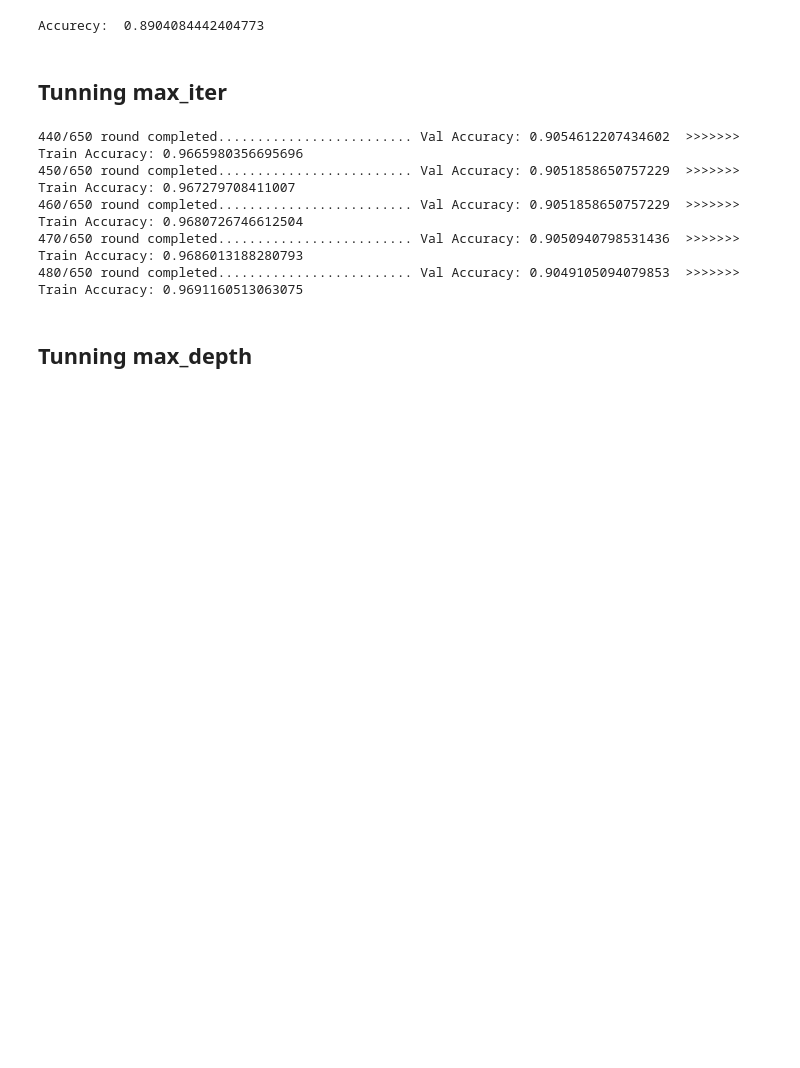
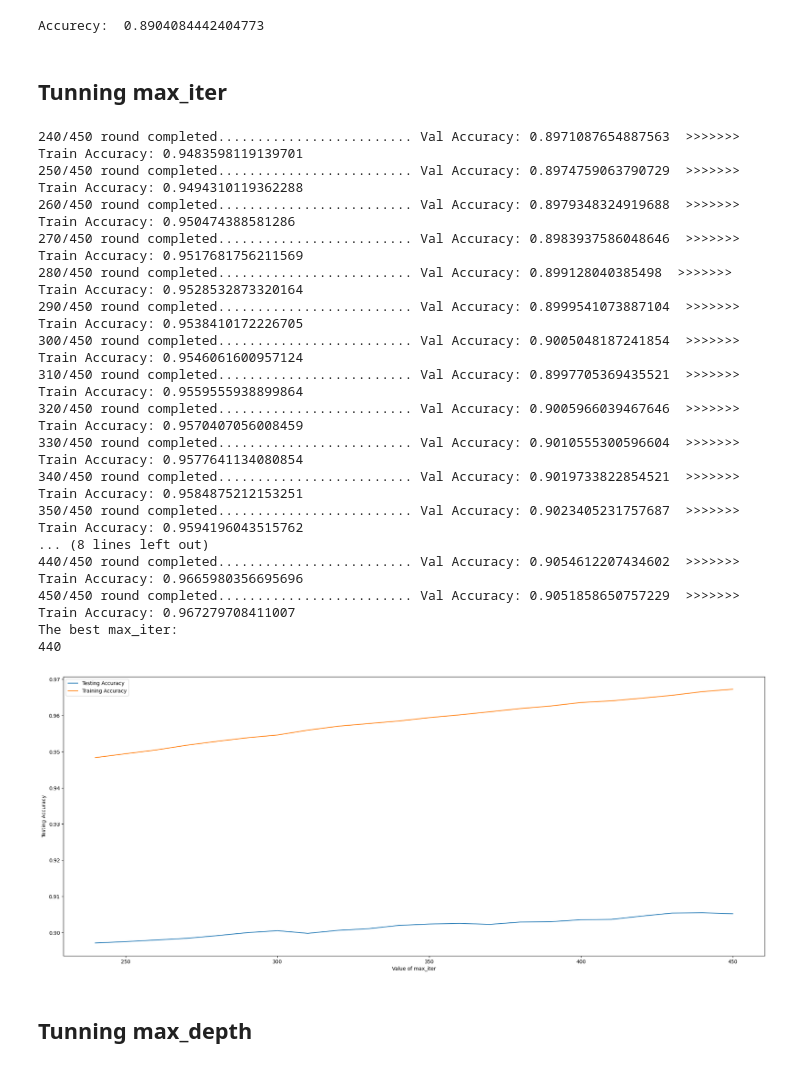
Before and after one commit to RafsanJany-44/Snake_ARC, a Jupyter notebook: Final_Assignment.ipynb, the cells around one changed output. Drawn from its saved outputs; the diff is of its cells as text; code cells hidden in the pictures; blank space fills up the shorter version.

```diff
--- a/Final_Assignment.ipynb
+++ b/Final_Assignment.ipynb
@@ -1285,8 +1289,8 @@ Accurecy:  0.8904084442404773
 # %%
 from sklearn.ensemble import HistGradientBoostingClassifier
 from sklearn.metrics import accuracy_score
-N=650
-k_range = range (440,N+1,10)
+N=450
+k_range = range (240,N+1,10)
 scores={}
 scores_list = []
 scores_list_train = []
@@ -1296,38 +1300,51 @@ for k in k_range:
 
 
   y_pred=classifier.predict(X_val)
   val_accu = accuracy_score(y_val,y_pred)
   scores[k] = val_accu
   scores_list.append(val_accu)
 
   y_pred=classifier.predict(X_train)
   train_accu = accuracy_score(y_train,y_pred)
   scores_list_train.append(train_accu)
 
   print(str(k)+"/"+str(N)+" round completed......................... Val Accuracy: "+str(val_accu)," >>>>>>> Train Accuracy: "+str(train_accu))
 
 
 
 %matplotlib inline
 import matplotlib.pyplot as plt
 
 plt.figure(figsize = (25,10))
 plt.plot(k_range,scores_list)
 plt.plot(k_range,scores_list_train)
 plt.xlabel('Value of max_iter')
 plt.ylabel ('Testing Accuracy')
 plt.legend(["Testing Accuracy", "Training Accuracy"], loc=0, frameon=True)
 
 
 print("The best max_iter:")
 best_estimator=list(scores.keys())[scores_list.index(max(scores_list))]
 print(best_estimator)
 # %% [output]
-440/650 round completed......................... Val Accuracy: 0.9054612207434602  >>>>>>> Train Accuracy: 0.9665980356695696
-450/650 round completed......................... Val Accuracy: 0.9051858650757229  >>>>>>> Train Accuracy: 0.967279708411007
-460/650 round completed......................... Val Accuracy: 0.9051858650757229  >>>>>>> Train Accuracy: 0.9680726746612504
-470/650 round completed......................... Val Accuracy: 0.9050940798531436  >>>>>>> Train Accuracy: 0.9686013188280793
-480/650 round completed......................... Val Accuracy: 0.9049105094079853  >>>>>>> Train Accuracy: 0.9691160513063075
+240/450 round completed......................... Val Accuracy: 0.8971087654887563  >>>>>>> Train Accuracy: 0.9483598119139701
+250/450 round completed......................... Val Accuracy: 0.8974759063790729  >>>>>>> Train Accuracy: 0.9494310119362288
+260/450 round completed......................... Val Accuracy: 0.8979348324919688  >>>>>>> Train Accuracy: 0.950474388581286
+270/450 round completed......................... Val Accuracy: 0.8983937586048646  >>>>>>> Train Accuracy: 0.9517681756211569
+280/450 round completed......................... Val Accuracy: 0.899128040385498  >>>>>>> Train Accuracy: 0.9528532873320164
+290/450 round completed......................... Val Accuracy: 0.8999541073887104  >>>>>>> Train Accuracy: 0.9538410172226705
+300/450 round completed......................... Val Accuracy: 0.9005048187241854  >>>>>>> Train Accuracy: 0.9546061600957124
+310/450 round completed......................... Val Accuracy: 0.8997705369435521  >>>>>>> Train Accuracy: 0.9559555938899864
+320/450 round completed......................... Val Accuracy: 0.9005966039467646  >>>>>>> Train Accuracy: 0.9570407056008459
+330/450 round completed......................... Val Accuracy: 0.9010555300596604  >>>>>>> Train Accuracy: 0.9577641134080854
+340/450 round completed......................... Val Accuracy: 0.9019733822854521  >>>>>>> Train Accuracy: 0.9584875212153251
+350/450 round completed......................... Val Accuracy: 0.9023405231757687  >>>>>>> Train Accuracy: 0.9594196043515762
+... (8 lines left out)
+440/450 round completed......................... Val Accuracy: 0.9054612207434602  >>>>>>> Train Accuracy: 0.9665980356695696
+450/450 round completed......................... Val Accuracy: 0.9051858650757229  >>>>>>> Train Accuracy: 0.967279708411007
+The best max_iter:
+440
+[figure, added]
 # %% [markdown]
 ## Tunning max_depth
 # %%
```
Also changed, not shown: parts of 28 cells of this notebook, 1 other file.
